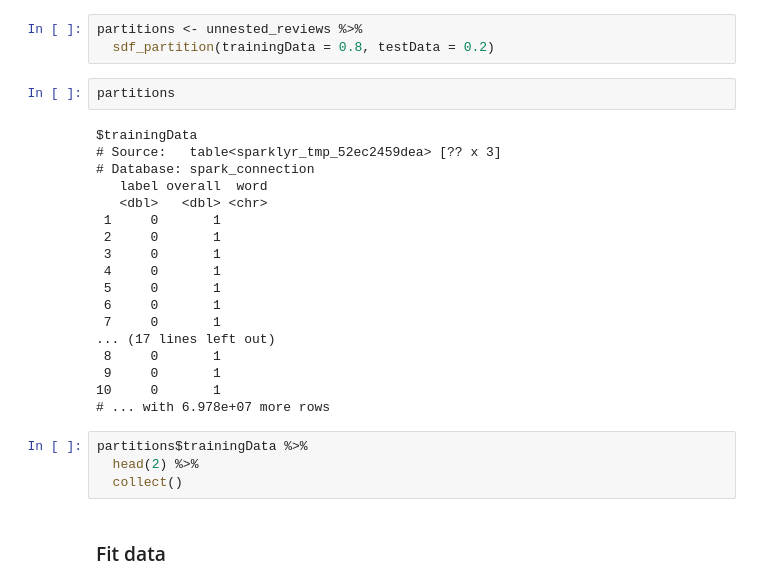
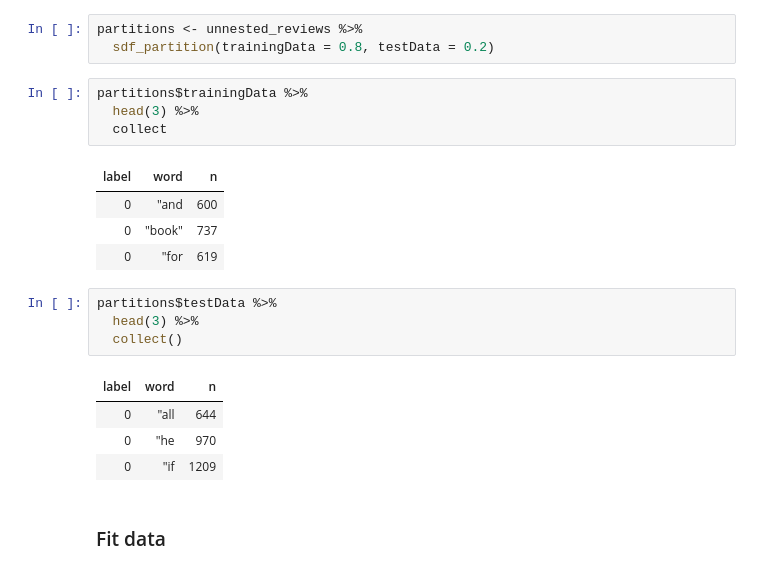
Before and after one commit to aurora-mareviv/sparklyr_test, a Jupyter notebook: sparklyr_test2.ipynb, the cells around one changed output. Cells and saved outputs as stored; diff of their text form.

```diff
--- a/sparklyr_test2.ipynb
+++ b/sparklyr_test2.ipynb
@@ -356,30 +388,24 @@ Split data into training and evaluation data for our model:
 # %%
 partitions <- unnested_reviews %>%
   sdf_partition(trainingData = 0.8, testData = 0.2)
-# %%
-partitions
-# %% [output]
-$trainingData
-# Source:   table<sparklyr_tmp_52ec2459dea> [?? x 3]
-# Database: spark_connection
-   label overall  word
-   <dbl>   <dbl> <chr>
- 1     0       1
- 2     0       1
- 3     0       1
- 4     0       1
- 5     0       1
- 6     0       1
- 7     0       1
-... (17 lines left out)
- 8     0       1
- 9     0       1
-10     0       1
-# ... with 6.978e+07 more rows
 # %%
 partitions$trainingData %>%
-  head(2) %>%
-  collect()
+  head(3) %>%
+  collect
+# %% [output]
+| label | word | n |
+| 0 | "and | 600 |
+| 0 | "book" | 737 |
+| 0 | "for | 619 |
+# %%
+partitions$testData %>%
+  head(3) %>%
+  collect()
+# %% [output]
+| label | word | n |
+| 0 | "all | 644 |
+| 0 | "he | 970 |
+| 0 | "if | 1209 |
 # %% [markdown]
 ### Fit data
 # %% [markdown]
```
Also changed, not shown: parts of 22 cells of this notebook.
